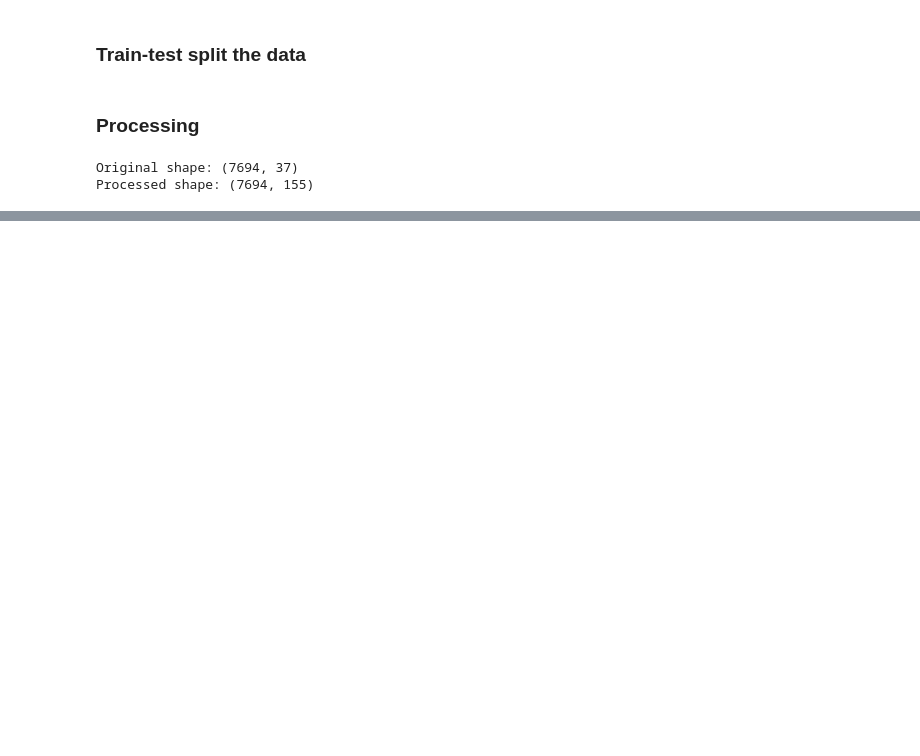
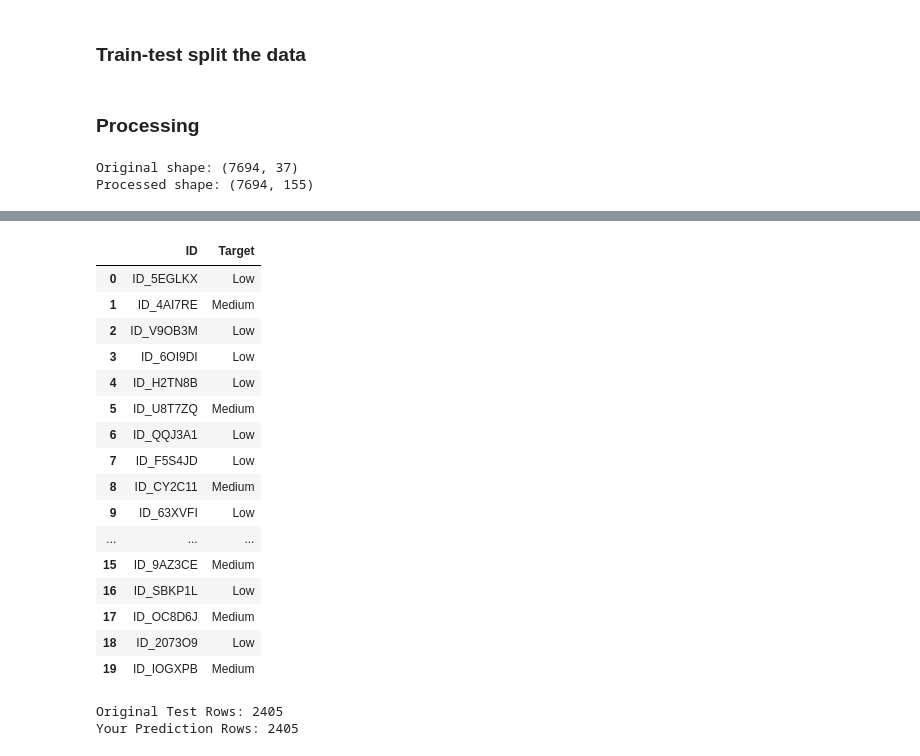
Before and after one commit to Victoria-ui227/financial_health_predictionChallenge, a Jupyter notebook: randomforest.ipynb, the cells around one changed output, grey strips where cells are left out. Drawn from its saved outputs; the diff is of its cells as text; code cells hidden in the pictures; blank space fills up the shorter version.

```diff
--- a/randomforest.ipynb
+++ b/randomforest.ipynb
@@ -286,0 +909,19 @@ Processed shape: (7694, 155)
+# %%
+
+# 1. Prepare your features and target as DataFrames
+X = train_data.drop(columns=['Target']) # This is a DataFrame with column names
+y = train_data['Target']
+
+# 2. Fit the pipeline using the DATAFRAME
+# The pipeline will now find the strings 'savings_assets_index', etc.
+rf_model_pipe.fit(X, y)
+
+# 3. Evaluate using the same DataFrame
+rf_preds = rf_model_pipe.predict(X)
+rf_probs = rf_model_pipe.predict_proba(X)
+
+print("--- Random Forest Classification Report ---")
+print(classification_report(y, rf_preds))
+# 3. Predict on test_data (which has 56 columns)
+predictions = rf_model_pipe.predict(test_data)
+predictions
@@ -286,0 +1053,26 @@ Processed shape: (7694, 155)
+# %%
+pred_df3 = pd.DataFrame({
+    "ID": test_data["ID"],
+    "Target": predictions
+})
+
+
+pred_df3.head(20)
+# %% [output]
+|  | ID | Target |
+| 0 | ID_5EGLKX | Low |
+| 1 | ID_4AI7RE | Medium |
+| 2 | ID_V9OB3M | Low |
+| 3 | ID_6OI9DI | Low |
+| 4 | ID_H2TN8B | Low |
+| 5 | ID_U8T7ZQ | Medium |
+| 6 | ID_QQJ3A1 | Low |
+| 7 | ID_F5S4JD | Low |
+| 8 | ID_CY2C11 | Medium |
+| 9 | ID_63XVFI | Low |
+| ... | ... | ... |
+| 15 | ID_9AZ3CE | Medium |
+| 16 | ID_SBKP1L | Low |
+| 17 | ID_OC8D6J | Medium |
+| 18 | ID_2073O9 | Low |
+| 19 | ID_IOGXPB | Medium |
@@ -286,0 +1081,8 @@ Processed shape: (7694, 155)
+# %%
+# Check original file length (replace 'Test.csv' with your actual path)
+original_test = pd.read_csv('Test.csv')
+print(f"Original Test Rows: {len(original_test)}")
+print(f"Your Prediction Rows: {len(pred_df)}")
+# %% [output]
+Original Test Rows: 2405
+Your Prediction Rows: 2405
```
Also changed, not shown: parts of 36 cells of this notebook, 4 other files.
